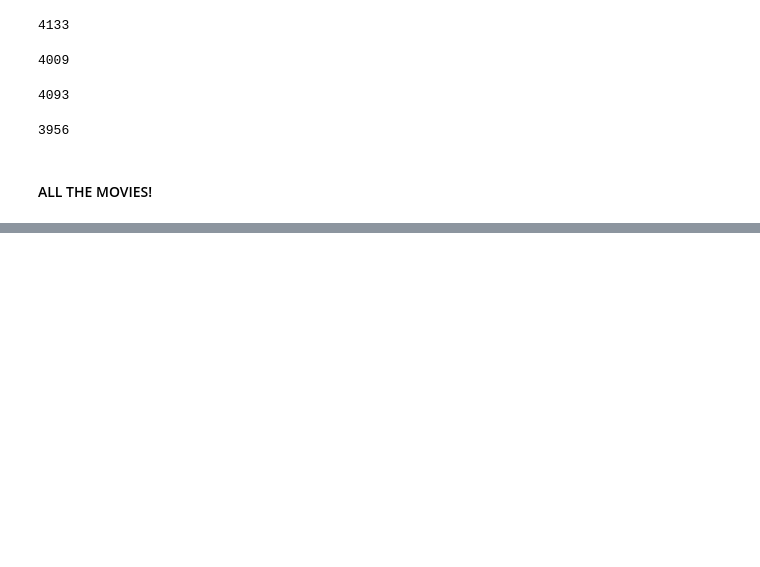
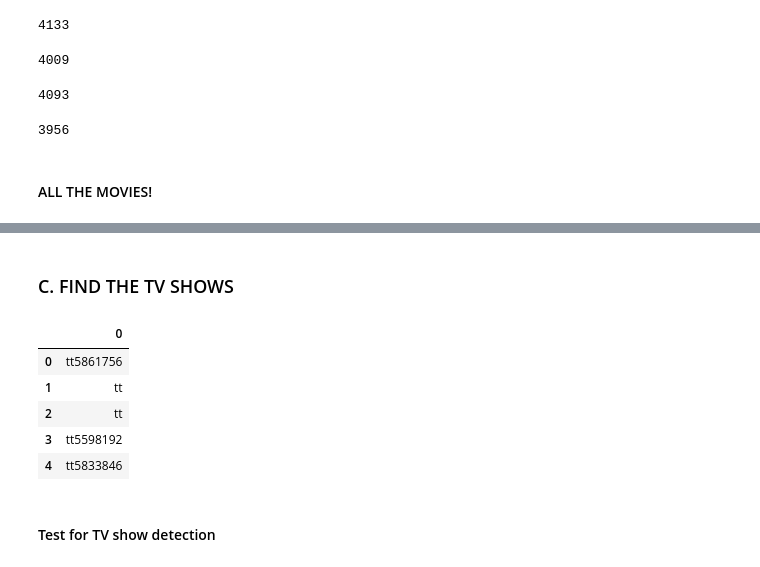
Before and after one commit to MagicMilly/women-in-film-analysis-dashboard, a Jupyter notebook: API_Fun.ipynb, the cells around one changed output, grey strips where cells are left out. Drawn from its saved outputs; the diff is of its cells as text; code cells hidden in the pictures; blank space fills up the shorter version.

```diff
--- a/API_Fun.ipynb
+++ b/API_Fun.ipynb
@@ -418,3 +418,15 @@ bechdel_df.head()
 #     imdb_ids.append(imdb_id)
 # %%
 # len(imdb_ids)
+# %% [markdown]
+### C. FIND THE TV SHOWS
+# %%
+bad_ids_possible_tvs = pd.read_csv('my_data/bad_ids_from_api_call.csv', header=None)
+bad_ids_possible_tvs.head()
+# %% [output]
+|  | 0 |
+| 0 | tt5861756 |
+| 1 | tt |
+| 2 | tt |
+| 3 | tt5598192 |
+| 4 | tt5833846 |
@@ -420,0 +435,2 @@ bechdel_df.head()
+# %% [markdown]
+#### Test for TV show detection
```
Also changed, not shown: parts of 14 cells of this notebook.
